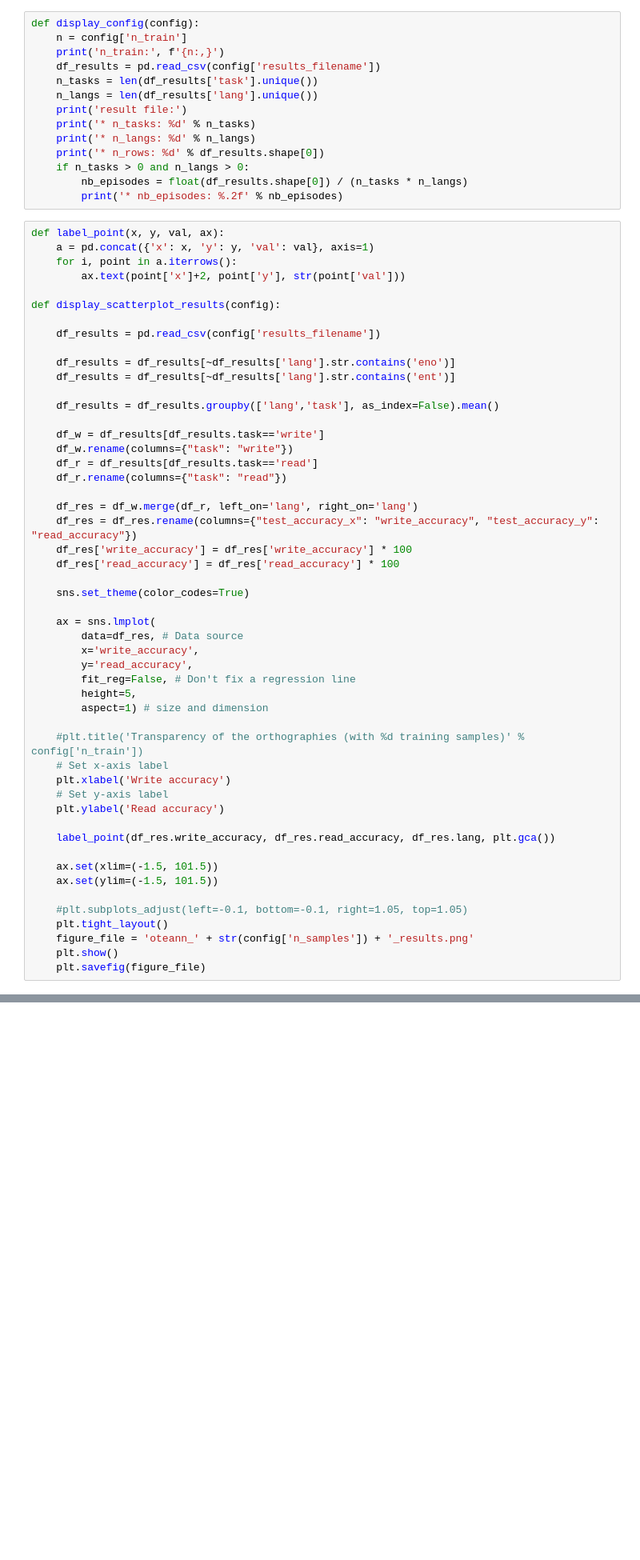
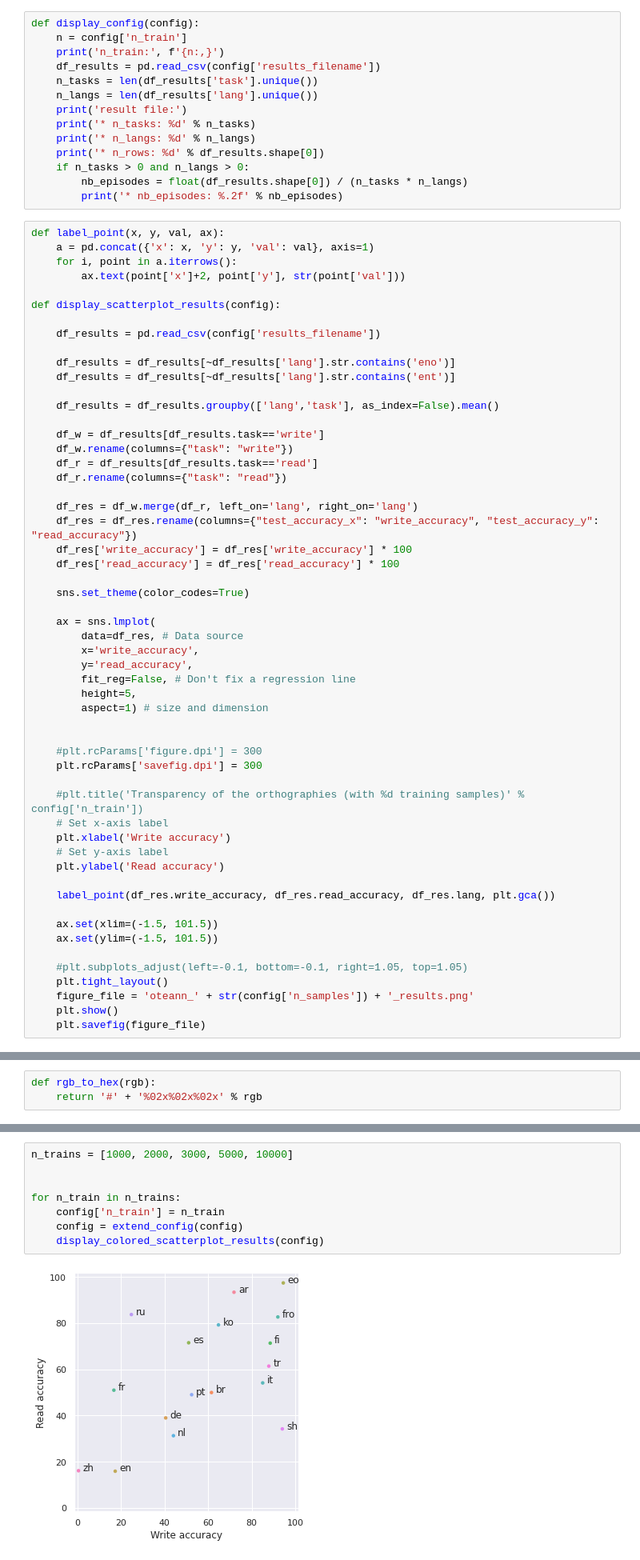
Before and after one commit to marxav/oteann3, a Jupyter notebook: oteann_display_results.ipynb, the cells around one changed output, grey strips where cells are left out. Shown at 80% size. Drawn from its saved outputs; the diff is of its cells as text; blank space fills up the shorter version.

```diff
--- a/oteann_display_results.ipynb
+++ b/oteann_display_results.ipynb
@@ -240,6 +240,10 @@ def display_scatterplot_results(config):
         height=5,
         aspect=1) # size and dimension
 
+
+    #plt.rcParams['figure.dpi'] = 300
+    plt.rcParams['savefig.dpi'] = 300
+
     #plt.title('Transparency of the orthographies (with %d training samples)' % config['n_train'])
     # Set x-axis label
     plt.xlabel('Write accuracy')
@@ -407,0 +538,3 @@ df_datasets
+# %%
+def rgb_to_hex(rgb):
+    return '#' + '%02x%02x%02x' % rgb
@@ -407,0 +632,10 @@ df_datasets
+# %%
+n_trains = [1000, 2000, 3000, 5000, 10000]
+
+
+for n_train in n_trains:
+    config['n_train'] = n_train
+    config = extend_config(config)
+    display_colored_scatterplot_results(config)
+# %% [output]
+[figure, added]
```
Also changed, not shown: parts of 7 cells of this notebook.
